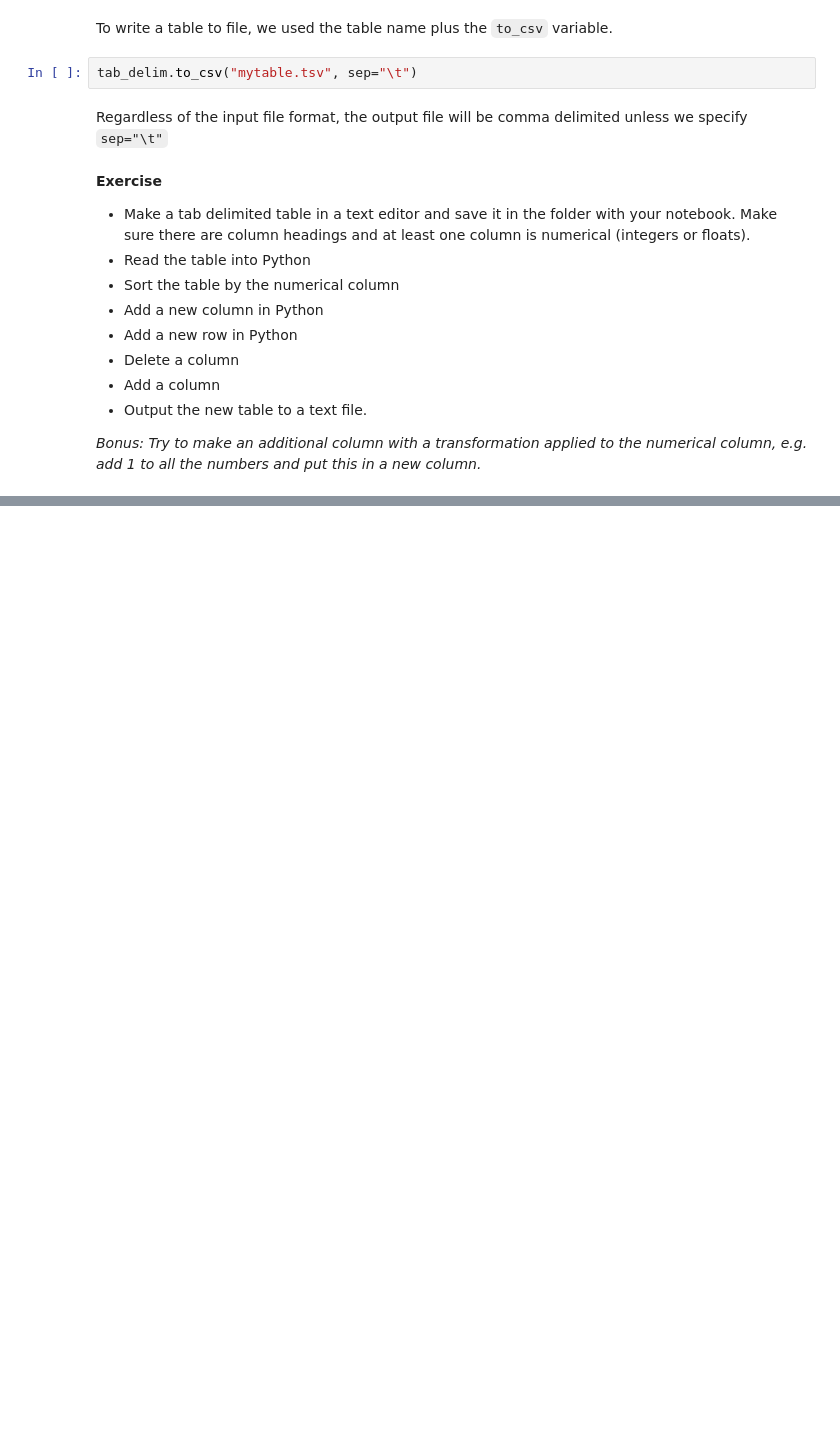
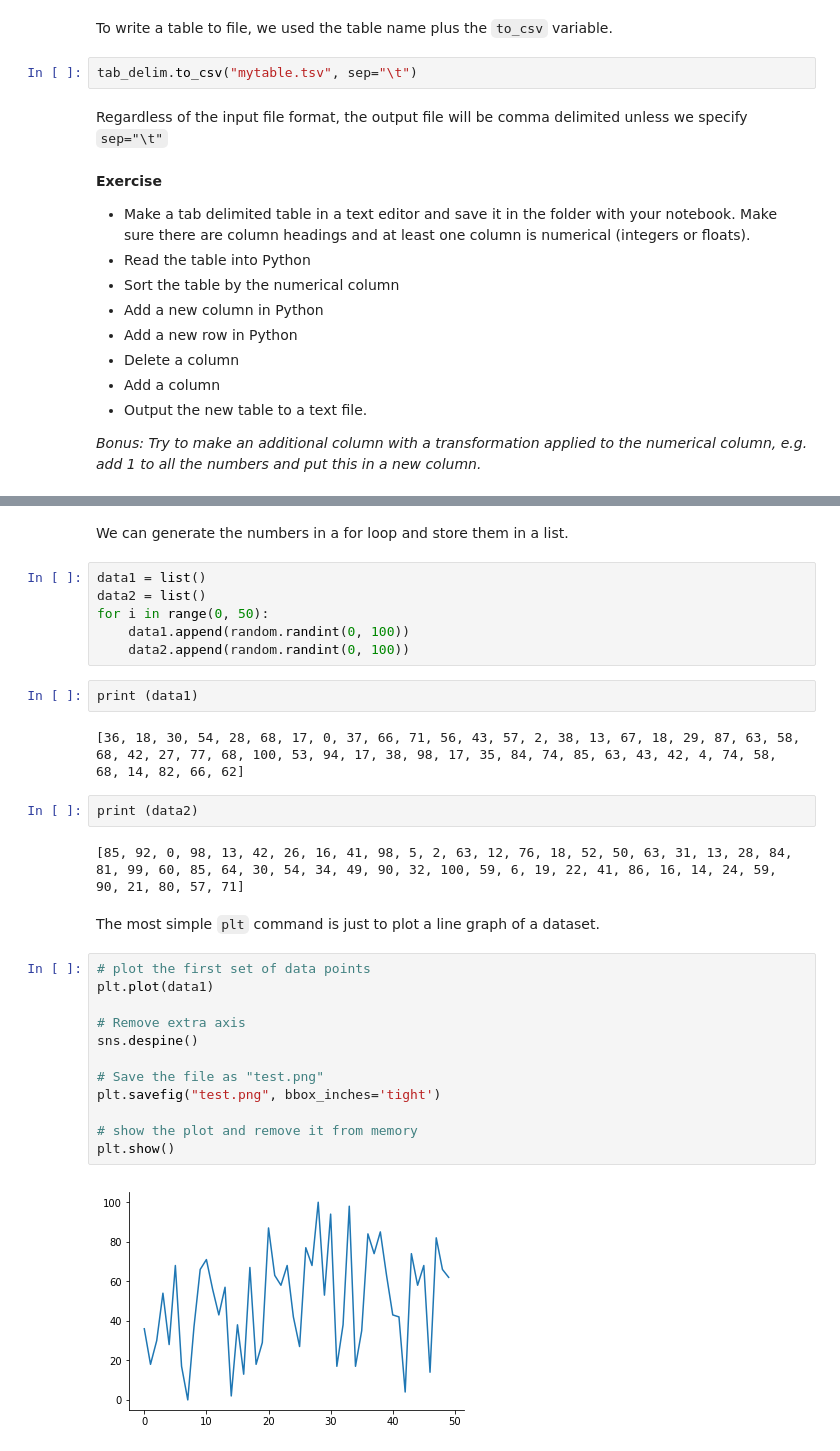
Before and after one commit to KatyBrown/PythonCourseKingsWeek3, a Jupyter notebook: Workshop3_plus_output.ipynb, the cells around one changed output, grey strips where cells are left out. Cells and saved outputs as stored; diff of their text form; blank space fills up the shorter version.

```diff
--- a/Workshop3_plus_output.ipynb
+++ b/Workshop3_plus_output.ipynb
@@ -248,0 +295,32 @@ Regardless of the input file format, the output file will be comma delimited unl
+# %% [markdown]
+We can generate the numbers in a for loop and store them in a list.
+# %%
+data1 = list()
+data2 = list()
+for i in range(0, 50):
+    data1.append(random.randint(0, 100))
+    data2.append(random.randint(0, 100))
+# %%
+print (data1)
+# %% [output]
+[36, 18, 30, 54, 28, 68, 17, 0, 37, 66, 71, 56, 43, 57, 2, 38, 13, 67, 18, 29, 87, 63, 58, 68, 42, 27, 77, 68, 100, 53, 94, 17, 38, 98, 17, 35, 84, 74, 85, 63, 43, 42, 4, 74, 58, 68, 14, 82, 66, 62]
+# %%
+print (data2)
+# %% [output]
+[85, 92, 0, 98, 13, 42, 26, 16, 41, 98, 5, 2, 63, 12, 76, 18, 52, 50, 63, 31, 13, 28, 84, 81, 99, 60, 85, 64, 30, 54, 34, 49, 90, 32, 100, 59, 6, 19, 22, 41, 86, 16, 14, 24, 59, 90, 21, 80, 57, 71]
+# %% [markdown]
+The most simple `plt` command is just to plot a line graph of a dataset.
+# %%
+# plot the first set of data points
+plt.plot(data1)
+
+# Remove extra axis
+sns.despine()
+
+# Save the file as "test.png"
+plt.savefig("test.png", bbox_inches='tight')
+
+# show the plot and remove it from memory
+plt.show()
+# %% [output]
+[figure, added]
```
Also changed, not shown: parts of 81 cells of this notebook, 8 other files.
